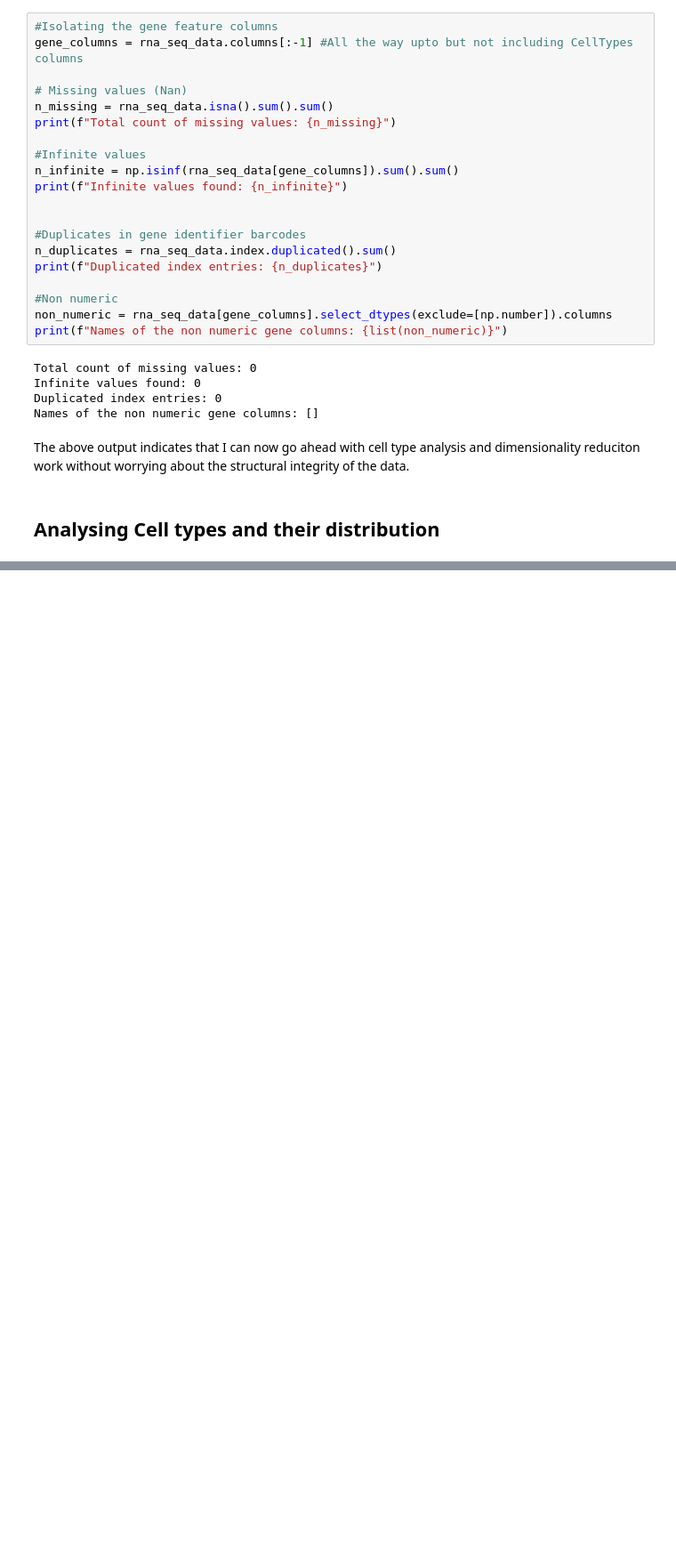
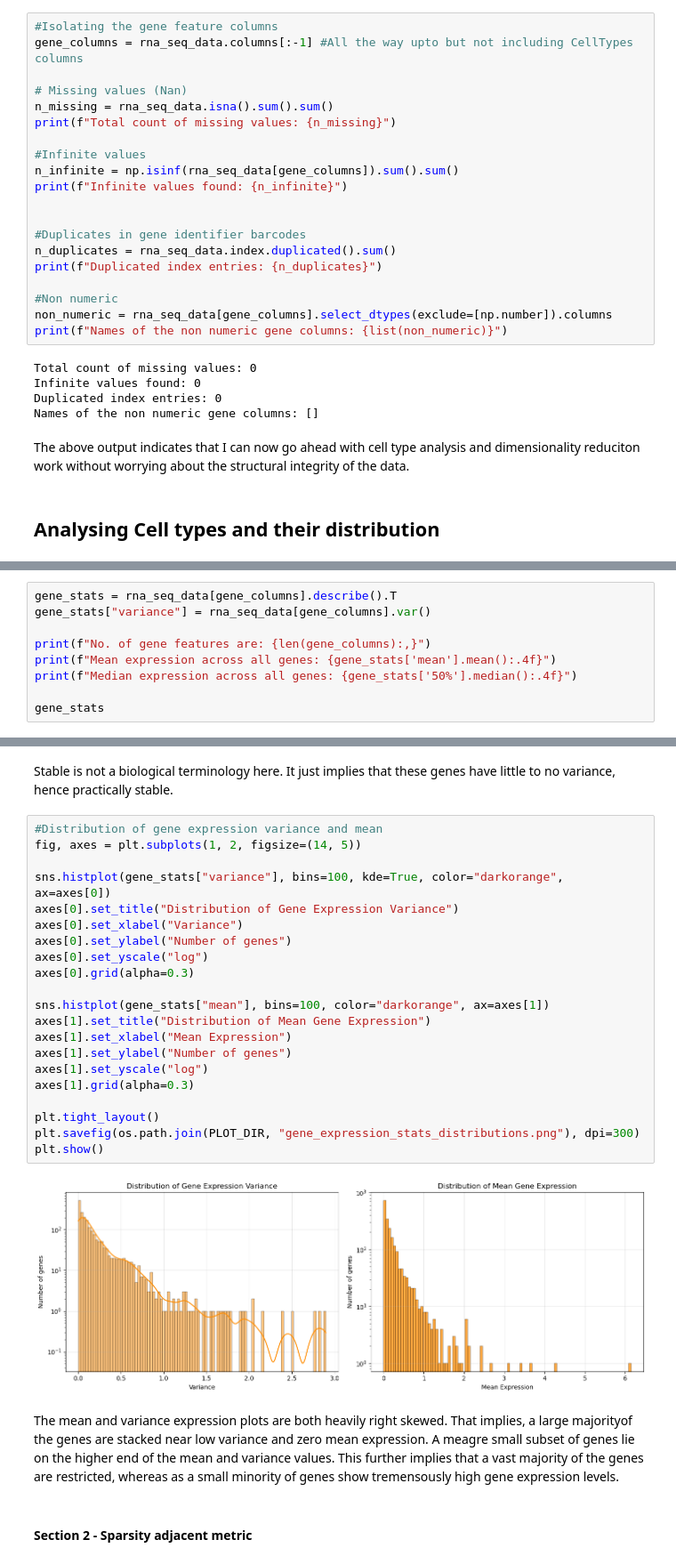
Before and after one commit to rajantidke/ML_immune_cell_type_classifier, a Jupyter notebook: Notebooks/1_Data_exploration.ipynb, the cells around one changed output, grey strips where cells are left out. Shown at 89% size. Saved outputs shown, nothing was run; the diff lists cells and outputs as text; blank space fills up the shorter version.

```diff
--- a/Notebooks/1_Data_exploration.ipynb
+++ b/Notebooks/1_Data_exploration.ipynb
@@ -107,0 +217,9 @@ cell_type_df = rna_seq_data["CellType"].value_counts().ren
+# %%
+gene_stats = rna_seq_data[gene_columns].describe().T
+gene_stats["variance"] = rna_seq_data[gene_columns].var()
+
+print(f"No. of gene features are: {len(gene_columns):,}")
+print(f"Mean expression across all genes: {gene_stats['mean'].mean():.4f}")
+print(f"Median expression across all genes: {gene_stats['50%'].median():.4f}")
+
+gene_stats
@@ -107,0 +271,29 @@ cell_type_df = rna_seq_data["CellType"].value_counts().ren
+# %% [markdown]
+Stable is not a biological terminology here. It just implies that these genes have little to no variance, hence practically stable.
+# %%
+#Distribution of gene expression variance and mean
+fig, axes = plt.subplots(1, 2, figsize=(14, 5))
+
+sns.histplot(gene_stats["variance"], bins=100, kde=True, color="darkorange", ax=axes[0])
+axes[0].set_title("Distribution of Gene Expression Variance")
+axes[0].set_xlabel("Variance")
+axes[0].set_ylabel("Number of genes")
+axes[0].set_yscale("log")
+axes[0].grid(alpha=0.3)
+
+sns.histplot(gene_stats["mean"], bins=100, color="darkorange", ax=axes[1])
+axes[1].set_title("Distribution of Mean Gene Expression")
+axes[1].set_xlabel("Mean Expression")
+axes[1].set_ylabel("Number of genes")
+axes[1].set_yscale("log")
+axes[1].grid(alpha=0.3)
+
+plt.tight_layout()
+plt.savefig(os.path.join(PLOT_DIR, "gene_expression_stats_distributions.png"), dpi=300)
+plt.show()
+# %% [output]
+[figure, added]
+# %% [markdown]
+The mean and variance expression plots are both heavily right skewed. That implies, a large majorityof the genes are stacked near low variance and zero mean expression. A meagre small subset of genes lie on the higher end of the mean and variance values. This further implies that a vast majority of the genes are restricted, whereas as a small minority of genes show tremensously high gene expression levels.
+# %% [markdown]
+#### Section 2 - Sparsity adjacent metric
```
Also changed, not shown: parts of 22 cells of this notebook, 5 other files.
